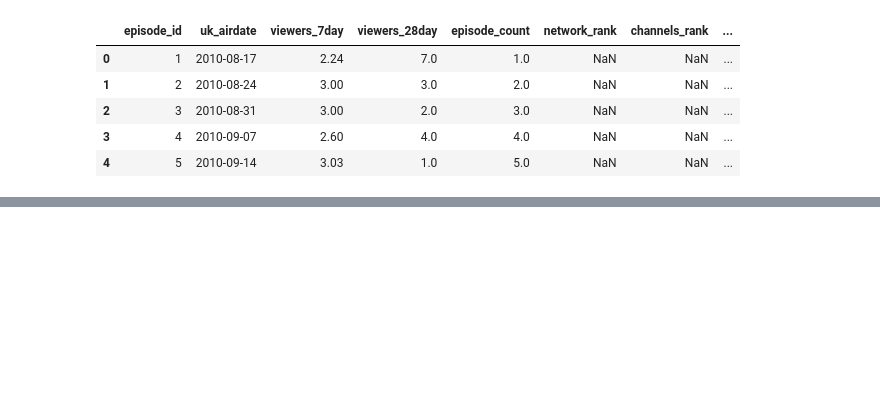
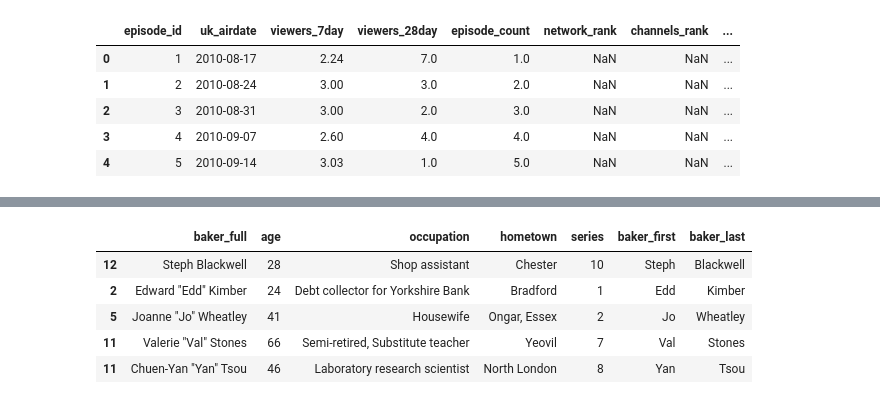
Before and after one commit to benjyms/the_great_bakeoff, a Jupyter notebook: explore.ipynb, the cells around one changed output, grey strips where cells are left out. Saved outputs shown, nothing was run; the diff lists cells and outputs as text; code cells hidden in the pictures; blank space fills up the shorter version.

```diff
--- a/explore.ipynb
+++ b/explore.ipynb
@@ -356,0 +398,6 @@ rating_tbl.head()
+# %%
+nicknames = bakers_df[bakers_df["baker_full"].str.contains('"')]
+# %%
+
+nicknames[["baker_first", "baker_nickname", "baker_last"]] = nicknames["baker_full"].str.split('"', expand=True)
+nicknames.head()
@@ -356,0 +415,7 @@ rating_tbl.head()
+# %%
+# drop baker first
+# change nick name to first, drop baker full, combine first and last to make new baker_full
+
+nicknames.drop('baker_first', inplace=True, axis=1)
+nicknames = nicknames.rename(columns={"baker_nickname": "baker_first"})
+nicknames.head()
@@ -356,0 +432,14 @@ rating_tbl.head()
+# %%
+# baker table
+weirdos = nicknames["baker_full"]
+bakers_df[["baker_first", "baker_last"]] = bakers_df["baker_full"].str.split(" ", 1, expand=True)
+bakers_df = bakers_df[~bakers_df['baker_full'].isin(weirdos)]
+bakers_df = pd.concat([bakers_df, nicknames])
+bakers_df.tail()
+# %% [output]
+|  | baker_full | age | occupation | hometown | series | baker_first | baker_last |
+| 12 | Steph Blackwell | 28 | Shop assistant | Chester | 10 | Steph | Blackwell |
+| 2 | Edward "Edd" Kimber | 24 | Debt collector for Yorkshire Bank | Bradford | 1 | Edd | Kimber |
+| 5 | Joanne "Jo" Wheatley | 41 | Housewife | Ongar, Essex | 2 | Jo | Wheatley |
+| 11 | Valerie "Val" Stones | 66 | Semi-retired, Substitute teacher | Yeovil | 7 | Val | Stones |
+| 11 | Chuen-Yan "Yan" Tsou | 46 | Laboratory research scientist | North London | 8 | Yan | Tsou |
```
Also changed, not shown: parts of 9 cells of this notebook.
